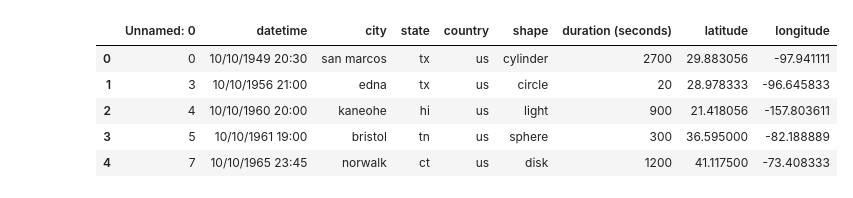
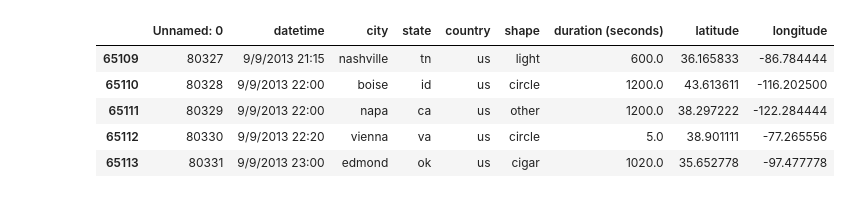
Before and after one commit to Agrattendick/GroupProject2, a Jupyter notebook: UFO_csv_to_geojson.ipynb, the cells around one changed output. Drawn from its saved outputs; the diff is of its cells as text; code cells hidden in the pictures.

```diff
--- a/UFO_csv_to_geojson.ipynb
+++ b/UFO_csv_to_geojson.ipynb
@@ -5,14 +5,14 @@ from geojson import Feature, FeatureCollection, Point, dump
 import pandas as pd
 # %%
 ufo = pd.read_csv(r'UFO Files/us_ufo_csv.csv')
-ufo.head()
+ufo.tail()
 # %% [output]
 |  | Unnamed: 0 | datetime | city | state | country | shape | duration (seconds) | latitude | longitude |
-| 0 | 0 | 10/10/1949 20:30 | san marcos | tx | us | cylinder | 2700 | 29.883056 | -97.941111 |
-| 1 | 3 | 10/10/1956 21:00 | edna | tx | us | circle | 20 | 28.978333 | -96.645833 |
-| 2 | 4 | 10/10/1960 20:00 | kaneohe | hi | us | light | 900 | 21.418056 | -157.803611 |
-| 3 | 5 | 10/10/1961 19:00 | bristol | tn | us | sphere | 300 | 36.595000 | -82.188889 |
-| 4 | 7 | 10/10/1965 23:45 | norwalk | ct | us | disk | 1200 | 41.117500 | -73.408333 |
+| 65109 | 80327 | 9/9/2013 21:15 | nashville | tn | us | light | 600.0 | 36.165833 | -86.784444 |
+| 65110 | 80328 | 9/9/2013 22:00 | boise | id | us | circle | 1200.0 | 43.613611 | -116.202500 |
+| 65111 | 80329 | 9/9/2013 22:00 | napa | ca | us | other | 1200.0 | 38.297222 | -122.284444 |
+| 65112 | 80330 | 9/9/2013 22:20 | vienna | va | us | circle | 5.0 | 38.901111 | -77.265556 |
+| 65113 | 80331 | 9/9/2013 23:00 | edmond | ok | us | cigar | 1020.0 | 35.652778 | -97.477778 |
 # %%
 # create the function
 def ufo_to_geojson(ufo, properties, latitude='latitude', longitude='longitude'):
```
Also changed, not shown: parts of 1 cell of this notebook, 12 other files.
